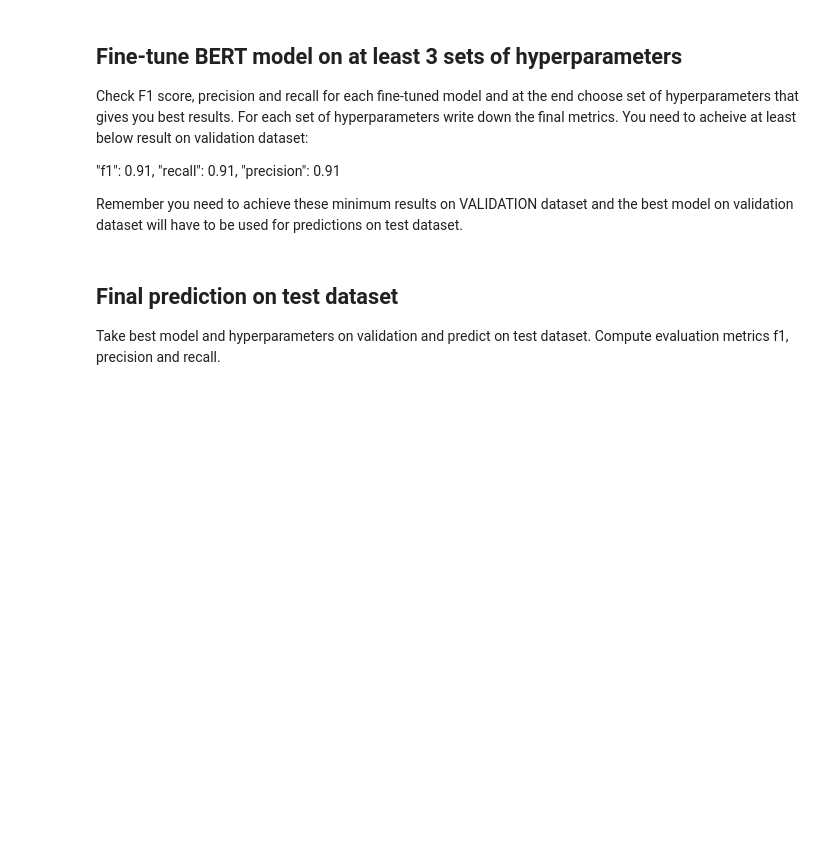
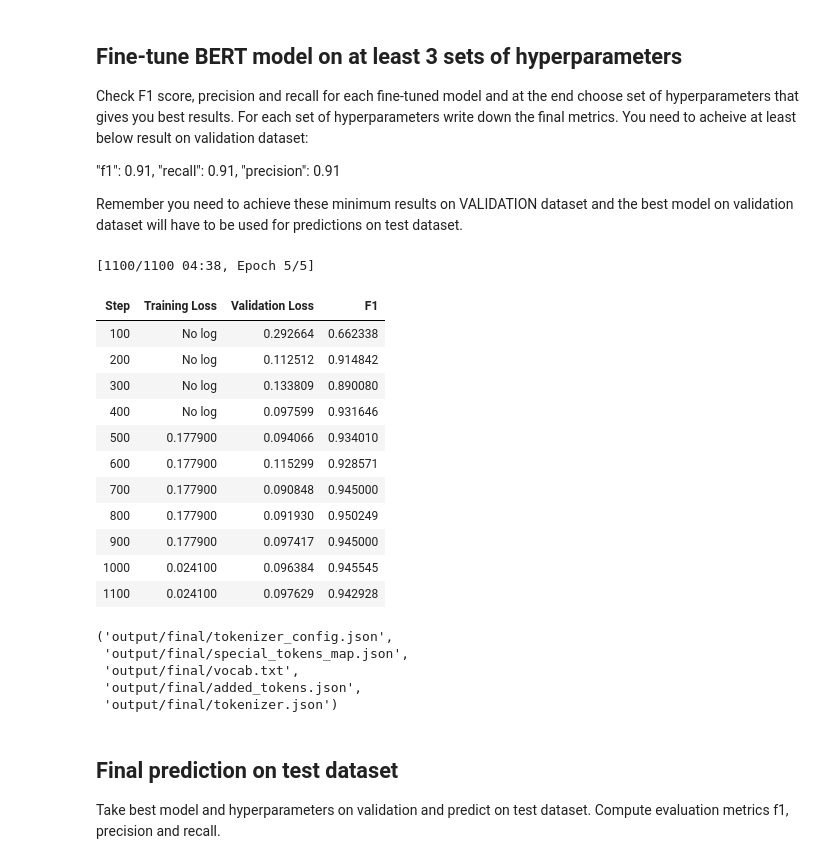
Before and after one commit to Fcera10/Lab04, a Jupyter notebook: assignment.ipynb, the cells around one changed output. Cells and saved outputs as stored; diff of their text form; code cells hidden in the pictures; blank space fills up the shorter version.

```diff
--- a/assignment.ipynb
+++ b/assignment.ipynb
@@ -172,6 +210,15 @@ Then use well-known distilled version of BERT model for faster fine-tuning: 'dis
 ## Tokenize datasets and prepare it for fine-tuning
 
 You may use DisinformationDataset class for data preparation.
+# %%
+# Create custom datasets for training and validation using the DisinformationDataset class.
+# These datasets will format the tokenized text data and corresponding labels into a format that can be used by the model during training and evaluation.
+
+# Create the training dataset: it combines the tokenized training data and corresponding labels
+train_dataset = DisinformationDataset(train_encodings, train_data['label'].tolist())
+
+# Create the validation dataset: it combines the tokenized validation data and corresponding labels
+val_dataset = DisinformationDataset(val_encodings, validation_data['label'].tolist())
 # %% [markdown]
 ## Fine-tune BERT model on at least 3 sets of hyperparameters
 
@@ -182,6 +229,65 @@ Check F1 score, precision and recall for each fine-tuned model and at the end ch
 "precision": 0.91
 
 Remember you need to achieve these minimum results on VALIDATION dataset and the best model on validation dataset will have to be used for predictions on test dataset.
+# %%
+# https://huggingface.co/docs/transformers/v4.51.3/en/main_classes/trainer#transformers.TrainingArguments
+training_args = TrainingArguments(
+    output_dir='output/training/',
+    eval_strategy='steps',
+    learning_rate=0.00001,
+    per_device_train_batch_size=16,
+    per_device_eval_batch_size=16,
+    num_train_epochs=5,
+    warmup_ratio=0.06,
+    weight_decay=0.1,
+    fp16=True,
+    metric_for_best_model='f1',
+    load_best_model_at_end=True,
+    save_total_limit=2,
+    greater_is_better=True,
+    save_strategy='steps',
+    eval_steps=100,
+    save_on_each_node=True,
+    report_to=[]
+)
+
+trainer = Trainer(
+        model=model,  # Pass the actual model instance
+        args=training_args,
+        train_dataset=train_dataset,
+        eval_dataset=val_dataset,
+        compute_metrics=compute_metrics_for_trainer
+    )
+# Train the model using the Trainer class.
+# This method will start the training process based on the configurations specified in the TrainingArguments.
+# The model will learn from the training data and be evaluated on the validation data according to the provided settings.
+
+trainer.train()
+
+# Save the trained model to a specified directory after training is completed.
+# This allows you to persist the model and use it for future predictions or fine-tuning without retraining.
+model_saved_path='output/final/'
+trainer.save_model(model_saved_path)
+tokenizer.save_pretrained(model_saved_path)
+# %% [output]
+[1100/1100 04:38, Epoch 5/5]
+| Step | Training Loss | Validation Loss | F1 |
+| 100 | No log | 0.292664 | 0.662338 |
+| 200 | No log | 0.112512 | 0.914842 |
+| 300 | No log | 0.133809 | 0.890080 |
+| 400 | No log | 0.097599 | 0.931646 |
+| 500 | 0.177900 | 0.094066 | 0.934010 |
+| 600 | 0.177900 | 0.115299 | 0.928571 |
+| 700 | 0.177900 | 0.090848 | 0.945000 |
+| 800 | 0.177900 | 0.091930 | 0.950249 |
+| 900 | 0.177900 | 0.097417 | 0.945000 |
+| 1000 | 0.024100 | 0.096384 | 0.945545 |
+| 1100 | 0.024100 | 0.097629 | 0.942928 |
+('output/final/tokenizer_config.json',
+ 'output/final/special_tokens_map.json',
+ 'output/final/vocab.txt',
+ 'output/final/added_tokens.json',
+ 'output/final/tokenizer.json')
 # %% [markdown]
 ## Final prediction on test dataset
 
```
Also changed, not shown: parts of 3 cells of this notebook.
